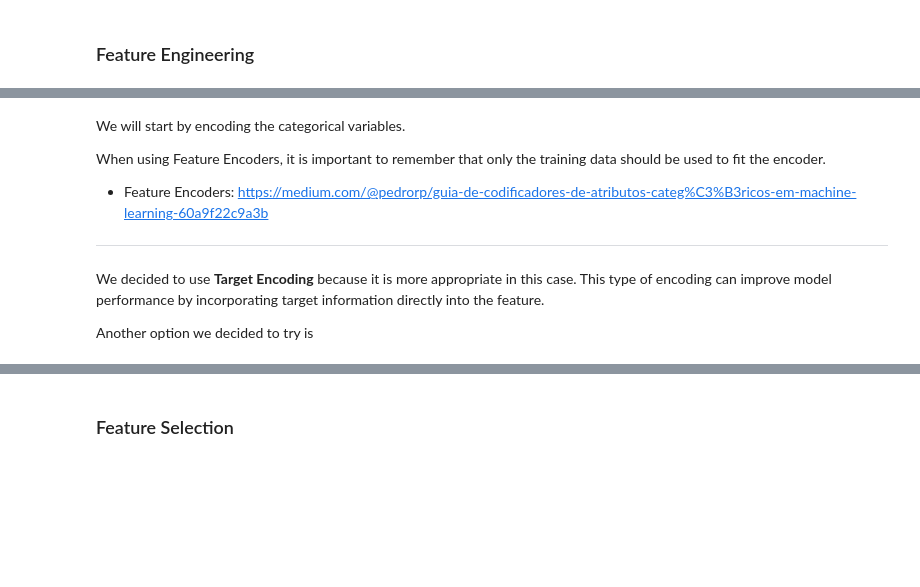
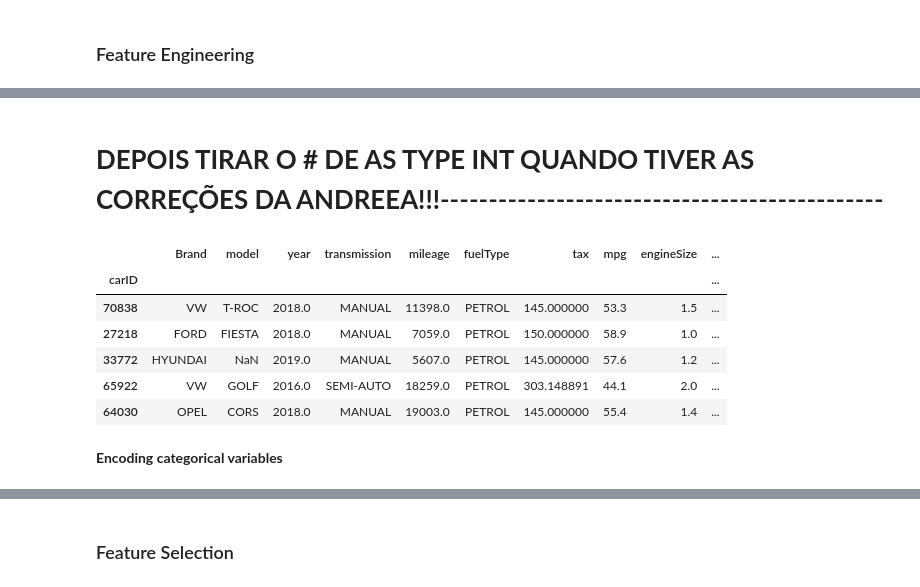
Before and after one commit to barbara-sousa-franco/Machine-Learning-Project, a Jupyter notebook: Deliverable 1.ipynb, the cells around one changed output, grey strips where cells are left out. Cells and saved outputs as stored; diff of their text form; code cells hidden in the pictures; blank space fills up the shorter version.

```diff
--- a/Deliverable 1.ipynb
+++ b/Deliverable 1.ipynb
@@ -905,3 +950,6 @@ Bea --- Eliminar as inválidas, adicionar as percentagens , etc...
+# %%
+X_train.loc[X_train['mpg'] < 40, 'mpg'] = np.nan
+X_train.loc[X_train['engineSize'] < 1, 'engineSize'] = np.nan
 # %% [markdown]
 ### Outlier Treatment
 # %%
@@ -1458,12 +1520,29 @@ df_train['year'].unique()
+# %% [markdown]
+# **DEPOIS TIRAR O # DE AS TYPE INT QUANDO TIVER AS CORREÇÕES DA ANDREEA!!!**----------------------------------------------
+# %%
+X_train['Brand_model'] = X_train ['Brand_cleaned'] + '_' + X_train ['model_cleaned']
+X_val['Brand_model'] = X_train ['Brand_cleaned'] + '_' + X_train ['model_cleaned']
+df_test['Brand_model'] = X_train ['Brand_cleaned'] + '_' + X_train ['model_cleaned']
+
+X_train['carAge'] = (2020 - X_train['year']).round(0)#.astype(int) #0 means it's from 2020
+X_val['carAge'] = (2020 - X_val['year']).round(0)#.astype(int)
+df_test['carAge'] = (2020 - df_test['year']).round(0)#.astype(int)
+
+X_train['AvgUsage'] = X_train['mileage'] / (X_train ['carAge'] +1) #+1 to avoid divisions by 0
+X_val['AvgUsage'] = X_val['mileage'] / (X_val ['carAge'] +1)
+df_test['AvgUsage'] = df_test['mileage'] / (df_test ['carAge'] +1)
+
+y_train_experiment = np.log1p(y_train) #+1 to log(0)
+y_val_experiment = np.log1p(y_val)
+# %%
+X_train.head()
+# %% [output]
+|  | Brand | model | year | transmission | mileage | fuelType | tax | mpg | engineSize | ... |
+| carID |  |  |  |  |  |  |  |  |  | ... |
+| 70838 | VW | T-ROC | 2018.0 | MANUAL | 11398.0 | PETROL | 145.000000 | 53.3 | 1.5 | ... |
+| 27218 | FORD | FIESTA | 2018.0 | MANUAL | 7059.0 | PETROL | 150.000000 | 58.9 | 1.0 | ... |
+| 33772 | HYUNDAI | NaN | 2019.0 | MANUAL | 5607.0 | PETROL | 145.000000 | 57.6 | 1.2 | ... |
+| 65922 | VW | GOLF | 2016.0 | SEMI-AUTO | 18259.0 | PETROL | 303.148891 | 44.1 | 2.0 | ... |
+| 64030 | OPEL | CORS | 2018.0 | MANUAL | 19003.0 | PETROL | 145.000000 | 55.4 | 1.4 | ... |
 # %% [markdown]
-We will start by encoding the categorical variables.
-
-When using Feature Encoders, it is important to remember that only the training data should be used to fit the encoder.
-
-- Feature Encoders: https://medium.com/@pedrorp/guia-de-codificadores-de-atributos-categ%C3%B3ricos-em-machine-learning-60a9f22c9a3b
-
------------------------------------------------------------------------------------------------------------------------------------
-We decided to use **Target Encoding** because it is more appropriate in this case.
-This type of encoding can improve model performance by incorporating target information directly into the feature.
-
-Another option we decided to try is
+**Encoding categorical variables**
```
Also changed, not shown: parts of 31 cells of this notebook.
